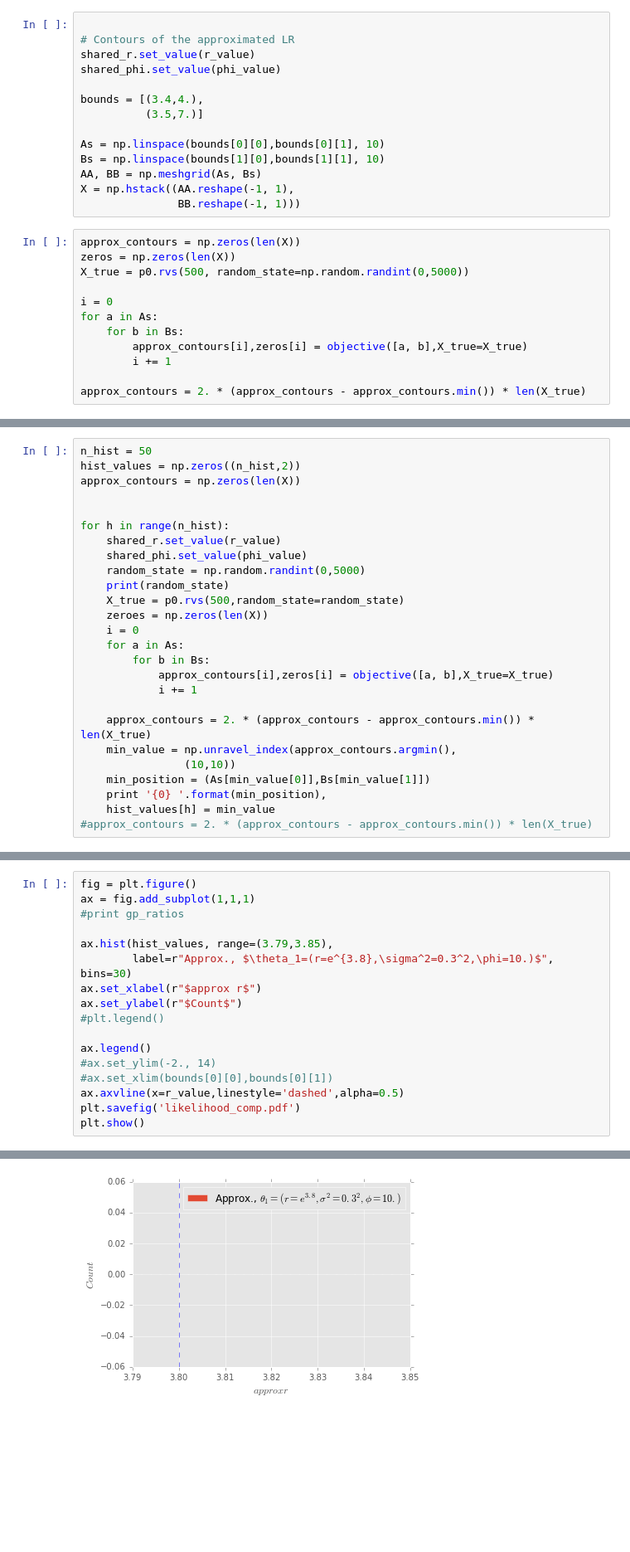
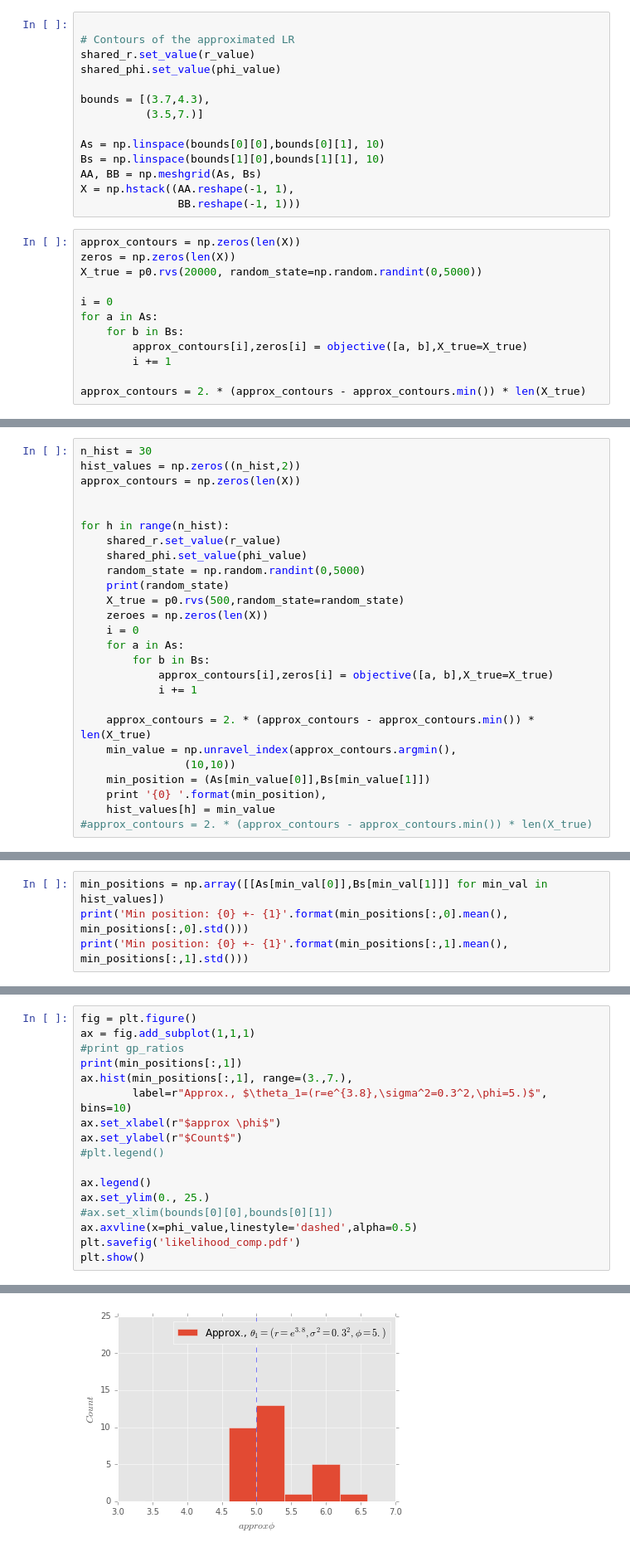
Before and after one commit to jgpavez/TimeSeriesEstimation, a Jupyter notebook: ricker_2D.ipynb, the cells around one changed output, grey strips where cells are left out. Shown at 83% size. Saved outputs shown, nothing was run; the diff lists cells and outputs as text; blank space fills up the shorter version.

```diff
--- a/ricker_2D.ipynb
+++ b/ricker_2D.ipynb
@@ -432,7 +421,7 @@ def objective(theta, random_state=0, X_true=None):
 shared_r.set_value(r_value)
 shared_phi.set_value(phi_value)
 
-bounds = [(3.4,4.),
+bounds = [(3.7,4.3),
           (3.5,7.)]
 
 As = np.linspace(bounds[0][0],bounds[0][1], 10)
@@ -443,7 +432,7 @@ X = np.hstack((AA.reshape(-1, 1),
 # %%
 approx_contours = np.zeros(len(X))
 zeros = np.zeros(len(X))
-X_true = p0.rvs(500, random_state=np.random.randint(0,5000))
+X_true = p0.rvs(20000, random_state=np.random.randint(0,5000))
 
 i = 0
 for a in As:
@@ -512,6 +501,6 @@ plt.show()
 [figure]
 # %%
-n_hist = 50
+n_hist = 30
 hist_values = np.zeros((n_hist,2))
 approx_contours = np.zeros(len(X))
 
@@ -546,0 +546,4 @@ KeyboardInterrupt:
+# %%
+min_positions = np.array([[As[min_val[0]],Bs[min_val[1]]] for min_val in hist_values])
+print('Min position: {0} +- {1}'.format(min_positions[:,0].mean(), min_positions[:,0].std()))
+print('Min position: {0} +- {1}'.format(min_positions[:,1].mean(), min_positions[:,1].std()))
@@ -548,17 +554,17 @@ KeyboardInterrupt:
 fig = plt.figure()
 ax = fig.add_subplot(1,1,1)
 #print gp_ratios
-
-ax.hist(hist_values, range=(3.79,3.85),
-        label=r"Approx., $\theta_1=(r=e^{3.8},\sigma^2=0.3^2,\phi=10.)$", bins=30)
-ax.set_xlabel(r"$approx r$")
+print(min_positions[:,1])
+ax.hist(min_positions[:,1], range=(3.,7.),
+        label=r"Approx., $\theta_1=(r=e^{3.8},\sigma^2=0.3^2,\phi=5.)$", bins=10)
+ax.set_xlabel(r"$approx \phi$")
 ax.set_ylabel(r"$Count$")
 #plt.legend()
 
 ax.legend()
-#ax.set_ylim(-2., 14)
+ax.set_ylim(0., 25.)
 #ax.set_xlim(bounds[0][0],bounds[0][1])
-ax.axvline(x=r_value,linestyle='dashed',alpha=0.5)
+ax.axvline(x=phi_value,linestyle='dashed',alpha=0.5)
 plt.savefig('likelihood_comp.pdf')
 plt.show()
 # %% [output]
@@ -565,4 +576,4 @@ plt.show()
-[figure, old version]
+[figure, new version]
 # %% [markdown]
 TO-DO:
 * 2D parameter estimation.
```
Also changed, not shown: parts of 21 cells of this notebook.
